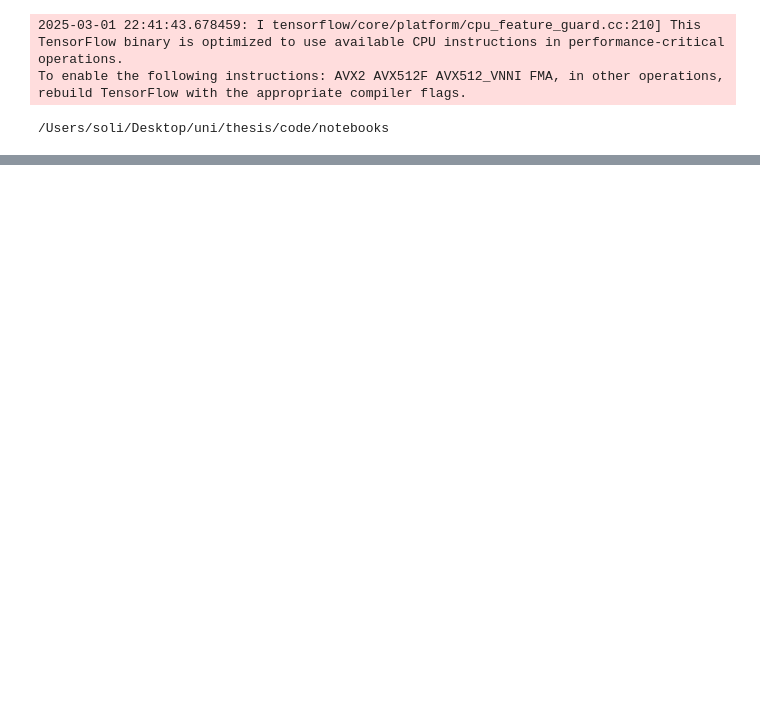
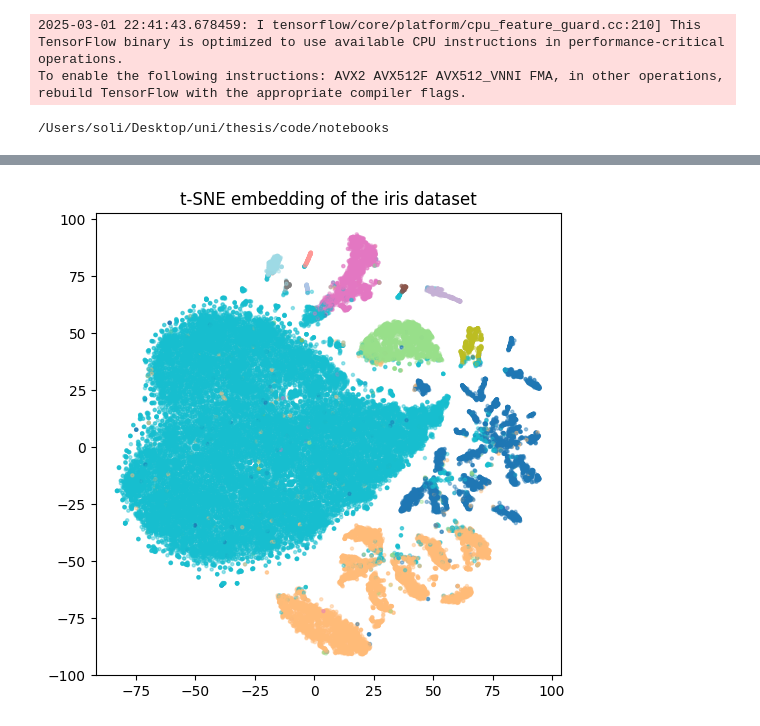
Before and after one commit to giSolve/thesis, a Jupyter notebook: code/notebooks/quick_notes.ipynb, the cells around one changed output, grey strips where cells are left out. Cells and saved outputs as stored; diff of their text form; code cells hidden in the pictures; blank space fills up the shorter version.

```diff
--- a/code/notebooks/quick_notes.ipynb
+++ b/code/notebooks/quick_notes.ipynb
@@ -234,0 +31,15 @@ X.tail()
+# %%
+import gzip
+import pickle
+
+with gzip.open("/Users/soli/Desktop/uni/thesis/code/data/macosko_2015.pkl.gz", "rb") as f:
+    data = pickle.load(f)
+
+x = data["pca_50"]
+y = data["CellType1"] #.astype(str)
+# %%
+from sklearn.preprocessing import LabelEncoder
+
+# Example: Convert string labels into numbers
+label_encoder = LabelEncoder()
+y_numeric = label_encoder.fit_transform(data["CellType1"])
@@ -234,0 +50,11 @@ X.tail()
+# %%
+from openTSNE import TSNE
+tsne = TSNE(
+    perplexity=30,
+    metric="euclidean",
+    n_jobs=8,
+    random_state=42,
+    verbose=True,
+)
+# %%
+embedding_train = tsne.fit(x)
@@ -234,0 +81,16 @@ X.tail()
+# %%
+# visualize embedding after early exaggeration
+fig = plt.figure(figsize=(6,6))
+ax = fig.add_subplot(1, 1, 1, title='t-SNE embedding of the iris dataset')
+# Create the scatter
+ax.scatter(
+    x=embedding_train[:,0],
+    y=embedding_train[:,1],
+    c=y_numeric,
+    cmap=plt.colormaps.get_cmap('tab20'),
+    alpha=0.4,
+    s=5
+    )
+plt.show()
+# %% [output]
+[figure, added]
```
Also changed, not shown: parts of 21 cells of this notebook, 10 other files.
